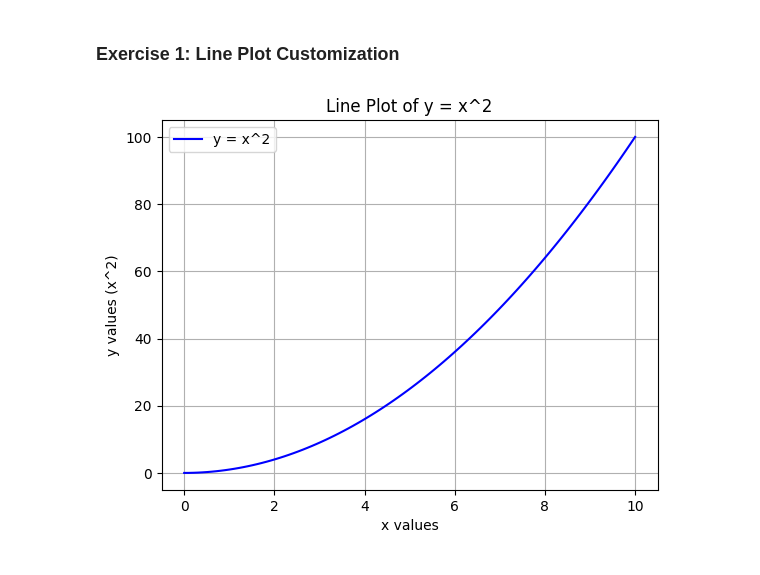
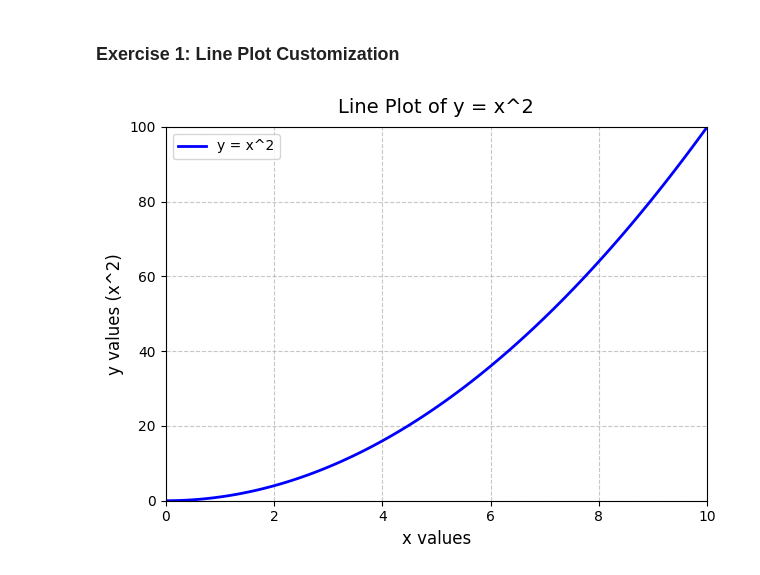
Before and after one commit to Chiragrs21/python-jupyter-template, a Jupyter notebook: src/1-line-plot.ipynb, the cells around one changed output. Cells and saved outputs as stored; diff of their text form; code cells hidden in the pictures.

```diff
--- a/src/1-line-plot.ipynb
+++ b/src/1-line-plot.ipynb
@@ -3,26 +3,51 @@
 # %%
 # TASK: Create a line plot with x values ranging from 0 to 10 and y values as the square of x.
 # Customize the plot by adding a title, labels for both axes, and a grid.
-# %%
-
-import numpy as np
-import matplotlib.pyplot as plt
-
-# Generate x values from 0 to 10
-x = np.linspace(0, 10, 100)
-y = x**2
-
-# Plot the data
-plt.plot(x, y, label='y = x^2', color='blue')
-
-# Customize the plot
-plt.title('Line Plot of y = x^2')
-plt.xlabel('x values')
-plt.ylabel('y values (x^2)')
-plt.grid(True)
-plt.legend()
-
-# Show the plot
-plt.show()
-# %% [output]
-[figure, removed]
+# %%
+import numpy as np
+import matplotlib.pyplot as plt
+
+def create_line_plot():
+    try:
+        # Generate x values and verify output
+        x = np.linspace(0, 10, 100)
+        if not isinstance(x, np.ndarray) or len(x) == 0:
+            raise ValueError("Failed to generate valid x values with np.linspace")
+
+        # Calculate y values and verify
+        y = x**2
+        if not isinstance(y, np.ndarray) or len(y) != len(x):
+            raise ValueError("Failed to compute valid y values")
+
+        # Check for invalid values (NaN or Inf)
+        if not np.all(np.isfinite(x)) or not np.all(np.isfinite(y)):
+            raise ValueError("Data contains invalid values (NaN or Inf)")
+
+        # Create the plot
+        plt.plot(x, y, label='y = x^2', color='blue', linewidth=2)
+
+        # Customize the plot
+        plt.title('Line Plot of y = x^2', fontsize=14, pad=10)
+        plt.xlabel('x values', fontsize=12)
+        plt.ylabel('y values (x^2)', fontsize=12)
+        plt.grid(True, linestyle='--', alpha=0.7)
+        plt.legend(loc='upper left')
+
+        # Set axis limits
+        plt.xlim(0, 10)
+        plt.ylim(0, 100)
+
+        # Adjust layout and show
+        plt.tight_layout()
+        plt.show()
+
+    except ValueError as ve:
+        print(f"Error: {ve}")
+    except Exception as e:
+        print(f"An unexpected error occurred: {e}")
+
+# Execute the function
+if __name__ == "__main__":
+    create_line_plot()
+# %% [output]
+[figure, added]
```
Also changed, not shown: 2 other files.
